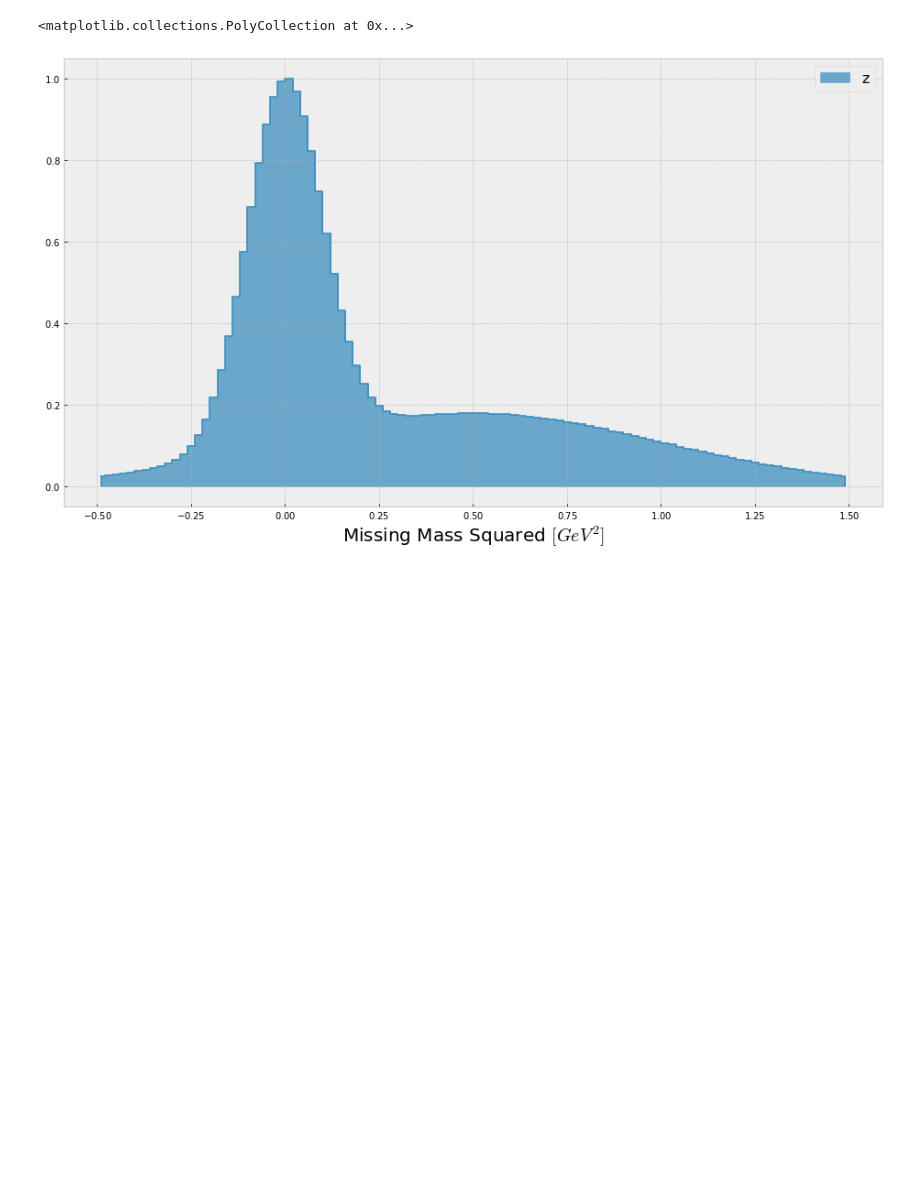
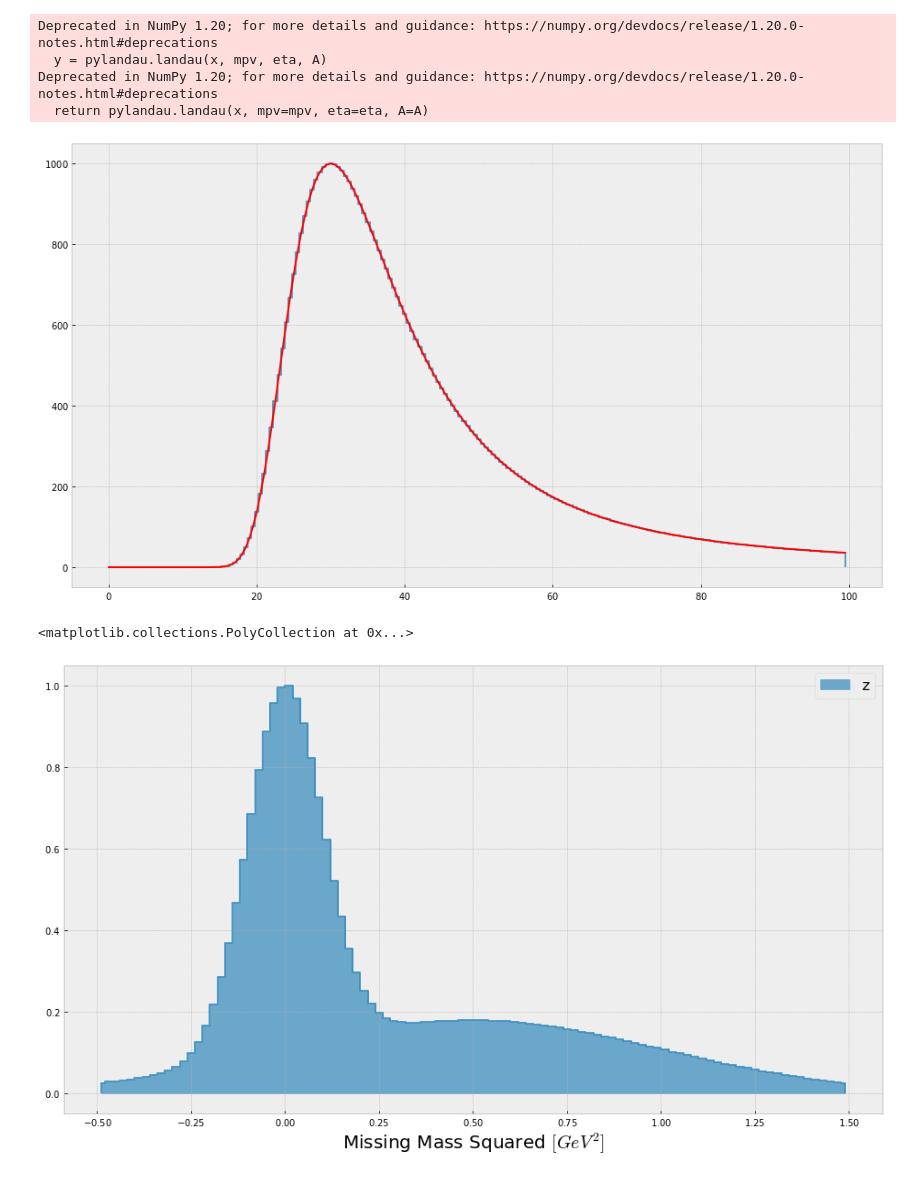
Before and after one commit to tylern4/nicks_plot_utils, a Jupyter notebook: Examples/Example_Hist1D.ipynb, the cells around one changed output. Saved outputs shown, nothing was run; the diff lists cells and outputs as text; code cells hidden in the pictures; blank space fills up the shorter version.

```diff
--- a/Examples/Example_Hist1D.ipynb
+++ b/Examples/Example_Hist1D.ipynb
@@ -95,3 +80,36 @@ Correlations (unreported correlations are < 0.100)
+# %%
+import pylandau
+# Make a landau from pylandau
+mpv, eta, sigma, A = 30, 5, 4, 1000
+x = np.arange(0, 100, 0.5)
+y = pylandau.landau(x, mpv, eta, A)
+
+# Put it into plot utils as a scatter object
+land = Scatter(x, y)
+# Should work the same from this step as a Hist1D object
+land.histogram()
+
+## Magic wrapper to let lmfit use the model
+def landau(x, mpv=0, eta=1, A=1):
+    return pylandau.landau(x, mpv=mpv, eta=eta, A=A)
+
+# Make a custom model and params
+mod = Model(landau, independent_vars=['x'])
+pars = mod.make_params()
+pars['mpv'].set(value=x[np.argmax(y)])
+pars['eta'].set(value=5, min=1, max=10)
+pars['A'].set(value=np.max(y), min=1)
+
+# Fit and draw the model
+out = land.customModel(mod, params=pars)
+plt.plot(x, out.best_fit, 'r-', label='best fit')
+plt.show()
+# %% [output]
+Deprecated in NumPy 1.20; for more details and guidance: https://numpy.org/devdocs/release/1.20.0-notes.html#deprecations
+  y = pylandau.landau(x, mpv, eta, A)
+Deprecated in NumPy 1.20; for more details and guidance: https://numpy.org/devdocs/release/1.20.0-notes.html#deprecations
+  return pylandau.landau(x, mpv=mpv, eta=eta, A=A)
+[figure, added]
 # %%
 testHist2 = Hist1D(xrange=[-0.5, 1.5], bins=100, name='Missing Mass Squared $[GeV^2]$')
 testHist2.fill(data.y)
```
Also changed, not shown: parts of 5 cells of this notebook, 2 other files.
